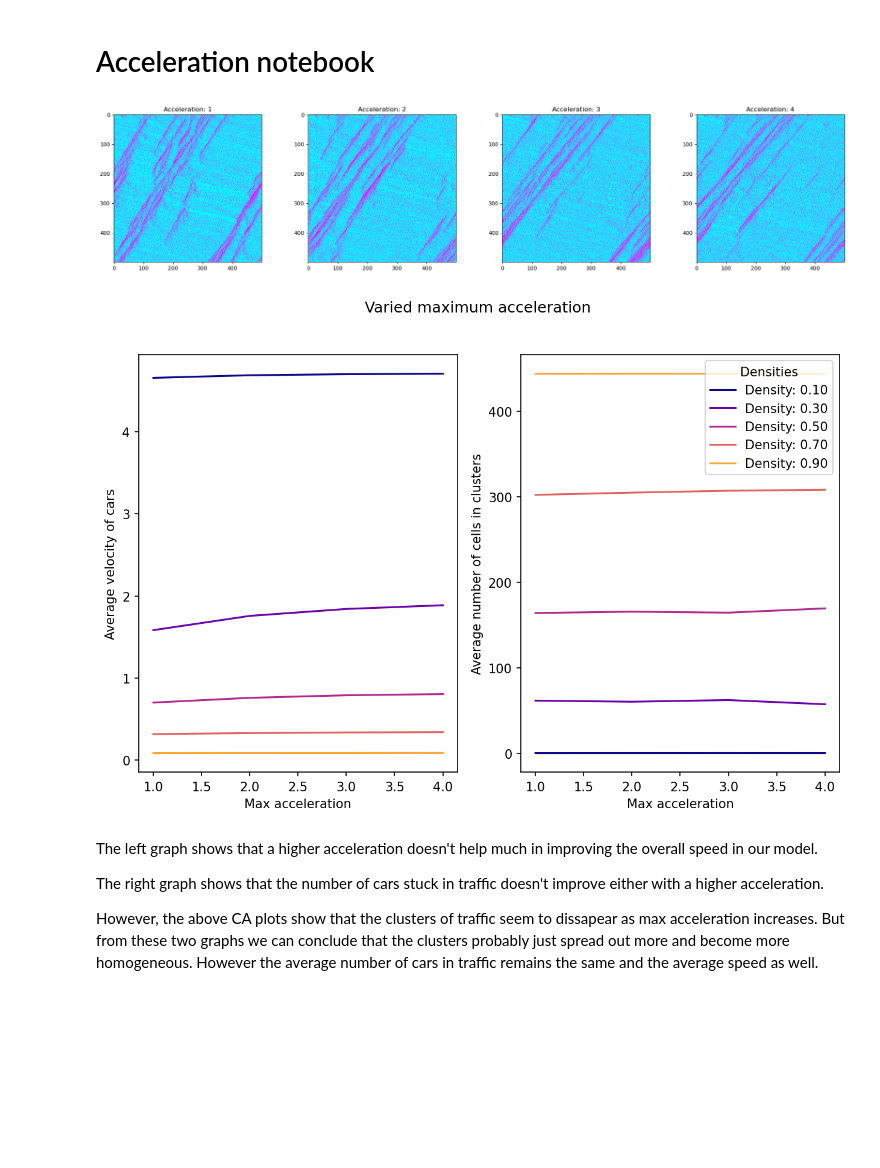
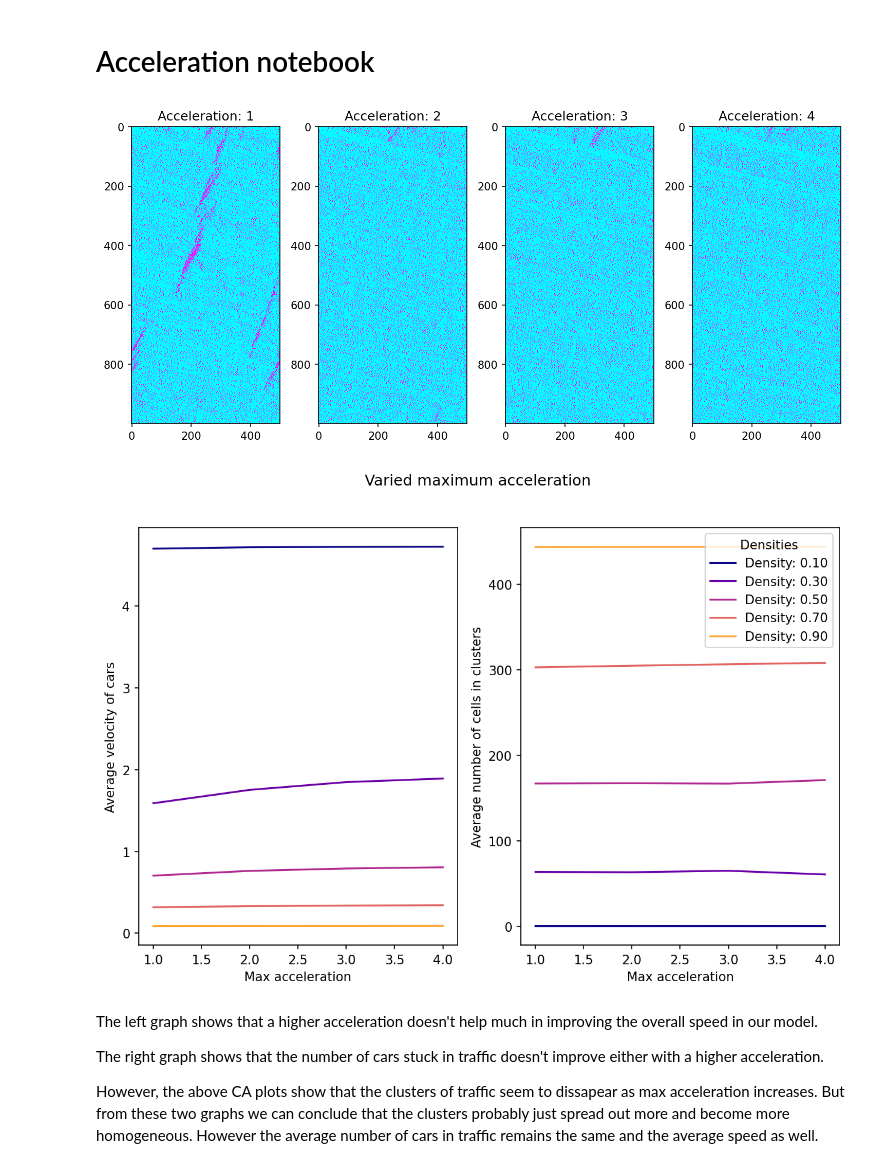
Before and after one commit to SofiaHilma/Traffic_flow_simulation, a Jupyter notebook: code/acceleration.ipynb, the cells around one changed output. Drawn from its saved outputs; the diff is of its cells as text; code cells hidden in the pictures; blank space fills up the shorter version.

```diff
--- a/code/acceleration.ipynb
+++ b/code/acceleration.ipynb
@@ -8,27 +8,27 @@ from scipy.optimize import curve_fit
 
 tmax = 1000
 L = 500
-N = 100
+N = 0.13
 vmax = 5
 p = 0.2
 acccelerations = [1, 2, 3, 4]
 # %%
-fig, axs = plt.subplots(1,len(acccelerations), figsize = (25, 5))
+fig, axs = plt.subplots(1,len(acccelerations), figsize = (len(acccelerations)*3, 5), dpi=150)
 for accel in acccelerations:
     simulation = functions.Nagel_Schreckenberg(L, N, vmax, p, tmax, max_acceleration=accel)
     simulation.run_model()
     points = np.zeros((tmax, L))
     for i in range(L):
         for j in range(tmax):
             if simulation.positions[j][i] > -1:
                 points[j][i] = 1
             else:
                 points[j][i] = 0
     axs[acccelerations.index(accel)].set_title(f'Acceleration: {accel}')
     axs[acccelerations.index(accel)].imshow(points, cmap = "cool", interpolation = "nearest")
 plt.show()
 # %% [output]
-[figure, old version]
+[figure, new version]
 # %%
 maximum_acceleration = np.arange(1, 5, 1)
 densities = np.linspace(0.1, 0.9, 5)
@@ -74,7 +74,7 @@ plt.suptitle('Varied maximum acceleration')
 plt.legend(title='Densities')
 plt.show()
 # %% [output]
-[figure, old version]
+[figure, new version]
 # %% [markdown]
 The left graph shows that a higher acceleration doesn't help much in improving the overall speed in our model.
 
```
Also changed, not shown: 3 other files.
